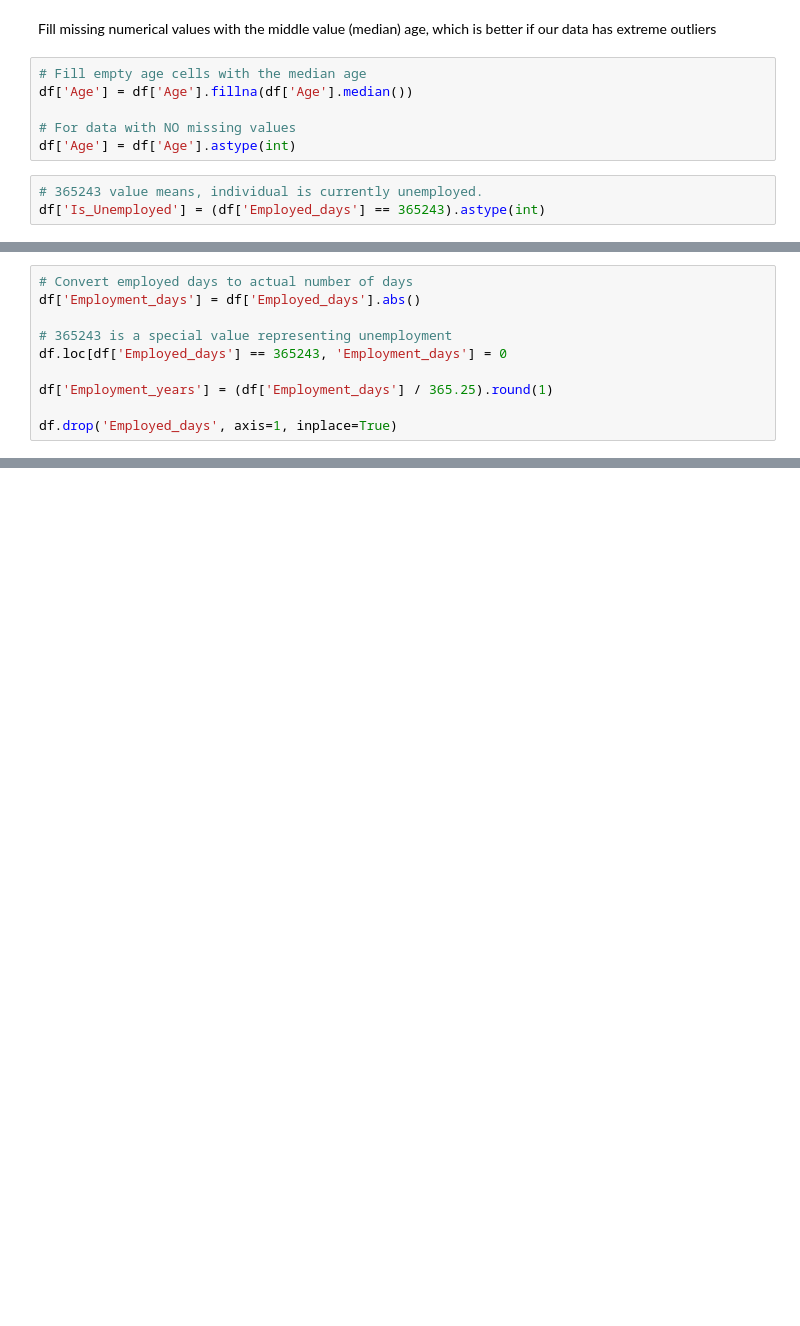
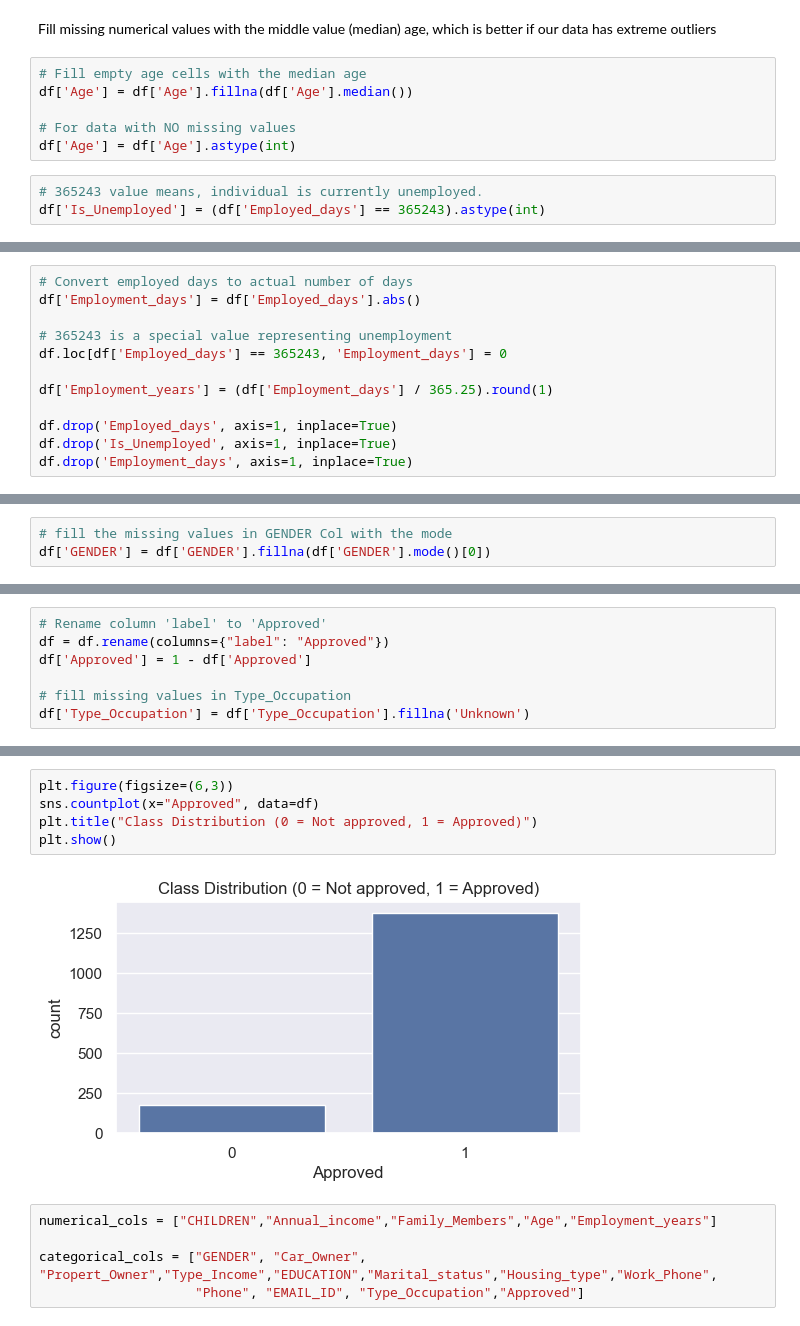
Before and after one commit to Abhishek98negi/Credit-Card-Approval-Prediction, a Jupyter notebook: notebook_files/creditcard_approval_prediction.ipynb, the cells around one changed output, grey strips where cells are left out. Saved outputs shown, nothing was run; the diff lists cells and outputs as text; blank space fills up the shorter version.

Commit message:
removed null values from dataset

```diff
--- a/notebook_files/creditcard_approval_prediction.ipynb
+++ b/notebook_files/creditcard_approval_prediction.ipynb
@@ -248,6 +294,8 @@ df.loc[df['Employed_days'] == 365243, 'Employment_days'] = 0
 df['Employment_years'] = (df['Employment_days'] / 365.25).round(1)
 
 df.drop('Employed_days', axis=1, inplace=True)
+df.drop('Is_Unemployed', axis=1, inplace=True)
+df.drop('Employment_days', axis=1, inplace=True)
 # %%
 df.head()
 # %% [output]
@@ -257,5 +305,8 @@ df.head()
 | 2 | F | Y | N | 0 | 315000.0 | Commercial associate | Higher education | Married | ... |
 | 3 | F | Y | N | 0 | NaN | Commercial associate | Higher education | Married | ... |
 | 4 | F | Y | N | 0 | 315000.0 | Commercial associate | Higher education | Married | ... |
+# %%
+# fill the missing values in GENDER Col with the mode
+df['GENDER'] = df['GENDER'].fillna(df['GENDER'].mode()[0])
 # %%
 # encode categorical column
@@ -320,2 +371,9 @@ Employment_days       0
 Employment_years      0
 dtype: int64
+# %%
+# Rename column 'label' to 'Approved'
+df = df.rename(columns={"label": "Approved"})
+df['Approved'] = 1 - df['Approved']
+
+# fill missing values in Type_Occupation
+df['Type_Occupation'] = df['Type_Occupation'].fillna('Unknown')
@@ -321,0 +418,12 @@ dtype: int64
+# %%
+plt.figure(figsize=(6,3))
+sns.countplot(x="Approved", data=df)
+plt.title("Class Distribution (0 = Not approved, 1 = Approved)")
+plt.show()
+# %% [output]
+[figure, added]
+# %%
+numerical_cols = ["CHILDREN","Annual_income","Family_Members","Age","Employment_years"]
+
+categorical_cols = ["GENDER", "Car_Owner", "Propert_Owner","Type_Income","EDUCATION","Marital_status","Housing_type","Work_Phone",
+                    "Phone", "EMAIL_ID", "Type_Occupation","Approved"]
```
Also changed, not shown: parts of 15 cells of this notebook.
